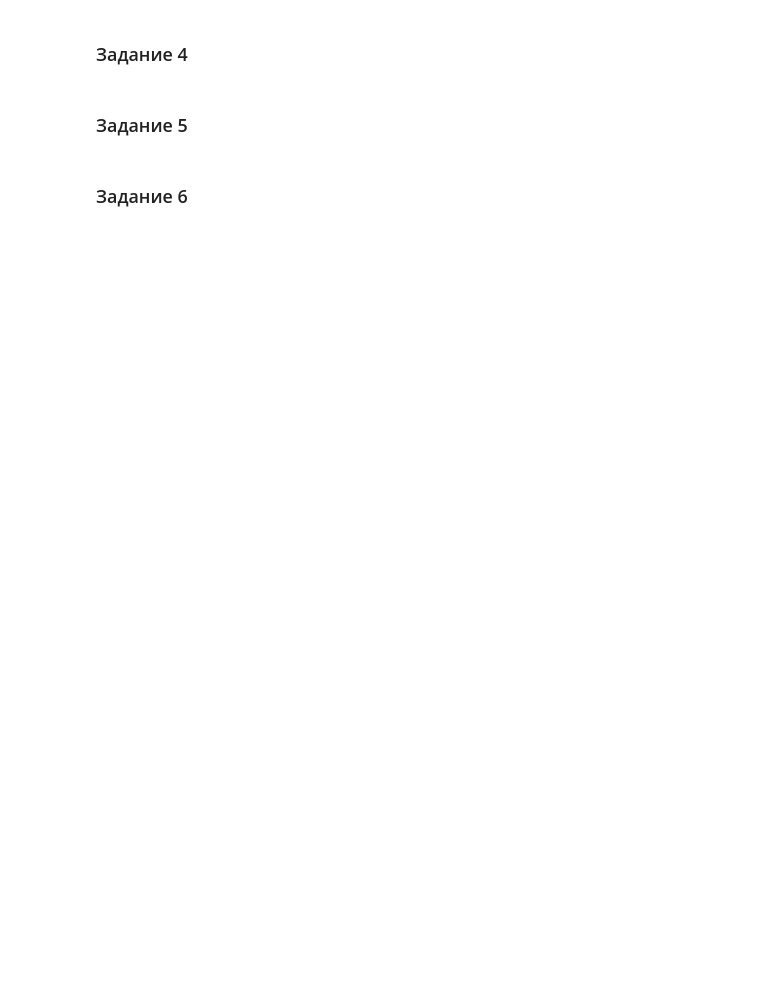
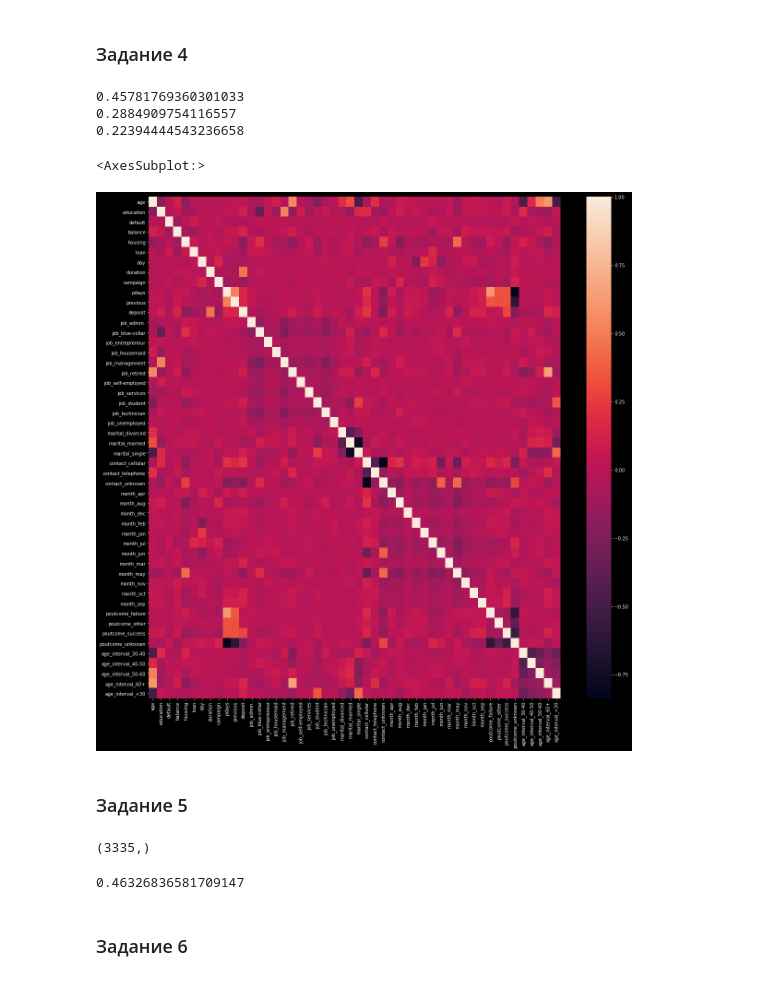
Before and after one commit to ivan-ver/skilll_factory_ml_tasks, a Jupyter notebook: Блок 4. Введение в машинное обучение/PROJECT-4. Задача классификации/Project_4_ML.ipynb, the cells around one changed output. Drawn from its saved outputs; the diff is of its cells as text; code cells hidden in the pictures; blank space fills up the shorter version.

```diff
--- a/Блок 4. Введение в машинное обучение/PROJECT-4. Задача классификации/Project_4_ML.ipynb
+++ b/Блок 4. Введение в машинное обучение/PROJECT-4. Задача классификации/Project_4_ML.ipynb
@@ -519,0 +530,5 @@ Text(0.5, 1.0, 'Не открыли депозит')
+# %%
+le = LabelEncoder()
+
+le.fit(df["deposit"])
+df["deposit"] = le.transform(df["deposit"])
@@ -521,3 +540,7 @@ Text(0.5, 1.0, 'Не открыли депозит')
 ### Задание 2
 # %%
 # преобразуйте бинарные переменные в представление из нулей и единиц
+# %%
+df["default"] = df["default"].apply(lambda x: 1 if x == 'yes' else 0)
+df["housing"] = df["housing"].apply(lambda x: 1 if x == 'yes' else 0)
+df["loan"] = df["loan"].apply(lambda x: 1 if x == 'yes' else 0)
@@ -525,3 +552,7 @@ Text(0.5, 1.0, 'Не открыли депозит')
 ### Задание 3
 # %%
 # создайте дамми-переменные
+# %%
+dammies_df = pd.get_dummies(df[["job", "marital", "contact", "month", "poutcome", "age_interval"]])
+df = pd.concat([df, dammies_df], axis=1)
+df = df.drop(["job", "marital", "contact", "month", "poutcome", "age_interval"], axis=1)
@@ -532,3 +585,18 @@ Text(0.5, 1.0, 'Не открыли депозит')
+# %%
+corr_matrix = df.corr()
+print(corr_matrix['deposit']["duration"])
+print(corr_matrix['deposit']["poutcome_success"])
+print(corr_matrix['deposit']["contact_cellular"])
+# %% [output]
+0.45781769360301033
+0.2884909754116557
+0.22394444543236658
+# %%
+fig, axes = plt.subplots(figsize=(20, 20))
+sns.heatmap(corr_matrix, ax=axes)
+# %% [output]
+<AxesSubplot:>
+[figure, added]
 # %% [markdown]
 ### Задание 5
 # %%
@@ -538,6 +606,14 @@ y = df['deposit']
 X_train, X_test, y_train, y_test = train_test_split(X, y, stratify=y, random_state = 42, test_size = 0.33)
 # %%
 # рассчитайте необходимые показатели
+# %%
+y_test.shape
+# %% [output]
+(3335,)
+# %%
+y_test.mean()
+# %% [output]
+0.46326836581709147
 # %% [markdown]
 ### Задание 6
 # %%
```
Also changed, not shown: parts of 46 cells of this notebook, 1 other file.
